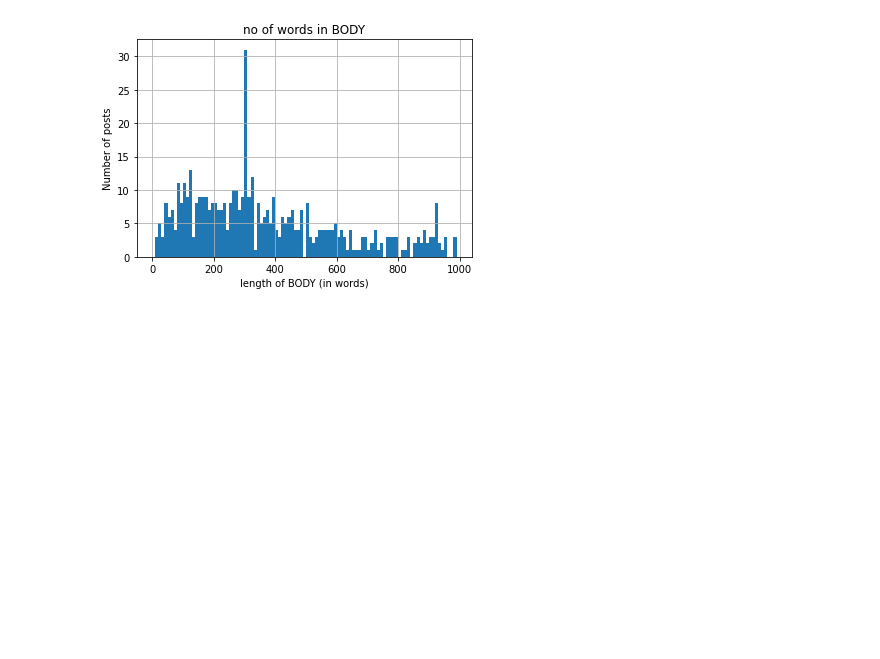
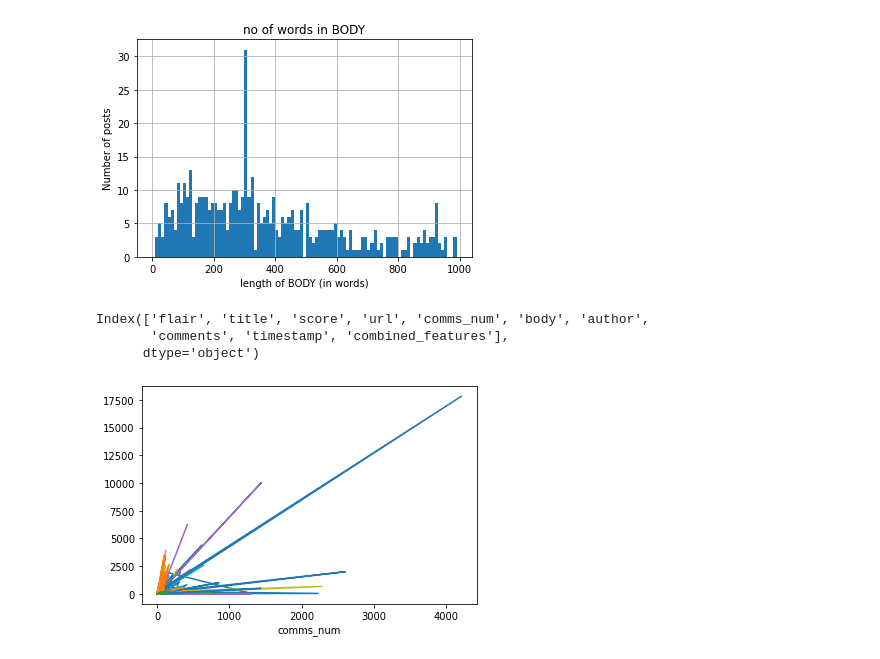
Before and after one commit to abhishek-parashar/Reddit-flair-detection, a Jupyter notebook: experiment_log_for_eda.ipynb, the cells around one changed output. Cells and saved outputs as stored; diff of their text form; code cells hidden in the pictures; blank space fills up the shorter version.

```diff
--- a/experiment_log_for_eda.ipynb
+++ b/experiment_log_for_eda.ipynb
@@ -338,3 +338,17 @@ plt.savefig('lenth of words in body.png', dpi=300, bbox_inches='tight')
 plt.show()
 # %% [output]
 [figure]
+# %%
+df.columns
+# %% [output]
+Index(['flair', 'title', 'score', 'url', 'comms_num', 'body', 'author',
+       'comments', 'timestamp', 'combined_features'],
+      dtype='object')
+# %%
+fig,ax = plt.subplots()
+ax.grid()
+df.groupby('flair').plot(x='comms_num', y='score', ax=ax, legend=False)
+plt.savefig('comments and upvotes corresponding to the flairs', dpi=300, bbox_inches='tight')
+plt.show()
+# %% [output]
+[figure, added]
```
Also changed, not shown: parts of 11 cells of this notebook.
